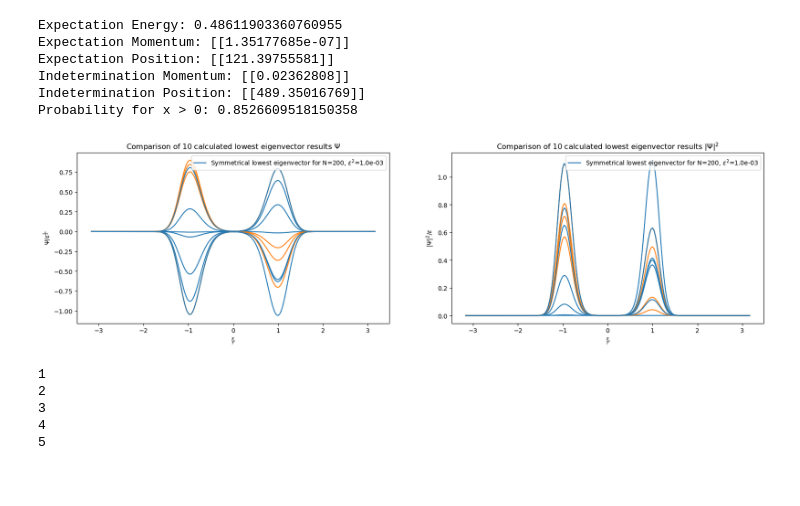
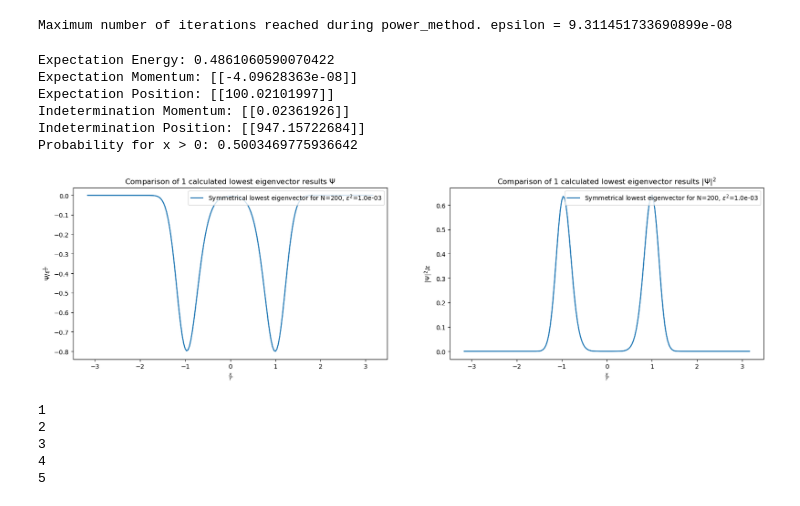
Before and after one commit to Quanta-Dan/comp_phys, a Jupyter notebook: ground_state.ipynb, the cells around one changed output. Drawn from its saved outputs; the diff is of its cells as text; code cells hidden in the pictures.

Commit message:
updated fu lowest eigenstate. symmetric solution

```diff
--- a/ground_state.ipynb
+++ b/ground_state.ipynb
@@ -47,14 +47,16 @@ functions.epsilon_2 = epsilon_2
 
 #calculate lowest eigenvalue and eigenvector
 lowest_EigVector_list = []
-for i in range(0,10):
-    lowest_EigValue, lowest_EigVector = lowest_eigenvalue_vector(hamiltonian_function,  power_method_tolerance = 1.e-4, conjugate_gradient_tolerance = 1.e-10, max_iters_power_method = 20000, max_iters_conjugate_gradient= 10000)
+for i in range(0,1):
+    lowest_EigValue, lowest_EigVector = lowest_eigenvalue_vector(hamiltonian_function,  power_method_tolerance = 1.e-8, conjugate_gradient_tolerance = 1.e-10, max_iters_power_method = 200000, max_iters_conjugate_gradient= 10000)
     lowest_EigVector_list.append(lowest_EigVector)
+# %% [output]
+Maximum number of iterations reached during power_method. epsilon = 9.311451733690899e-08
 # %%
 
 # #write eigenvector to csv
 df_EigVector = pd.DataFrame(lowest_EigVector)
-df_EigVector.to_csv(f'eigenvector_{D, N, epsilon_2, mu}.csv', header=None, index=None, sep = ',')
+df_EigVector.to_csv(f'new_eigenvector_{D, N, epsilon_2, mu}.csv', header=None, index=None, sep = ',')
 
 # Initialize arbitrary plane wave function
 psi = lowest_EigVector
@@ -77,12 +79,12 @@ print("Indetermination Position:", indetermination_position(psi))
 # Printing the probability for x greater than 0 for the given wave function psi
 print("Probability for x > 0:", probability_xg0(psi))
 # %% [output]
-Expectation Energy: 0.48611903360760955
-Expectation Momentum: [[1.35177685e-07]]
-Expectation Position: [[121.39755581]]
-Indetermination Momentum: [[0.02362808]]
-Indetermination Position: [[489.35016769]]
-Probability for x > 0: 0.8526609518150358
+Expectation Energy: 0.4861060590070422
+Expectation Momentum: [[-4.09628363e-08]]
+Expectation Position: [[100.02101997]]
+Indetermination Momentum: [[0.02361926]]
+Indetermination Position: [[947.15722684]]
+Probability for x > 0: 0.5003469775936642
 # %%
 import numpy as np
 import pandas as pd
@@ -90,7 +92,7 @@ import matplotlib.pyplot as plt
 import functions
 from functions import *
 
-csv_file_path = 'eigenvector_(1, 200, 0.001, 20).csv'
+csv_file_path = 'new_eigenvector_(1, 200, 0.001, 20).csv'
 
 # Read the CSV file into a pandas DataFrame
 df = pd.read_csv(csv_file_path,header=None)
@@ -109,34 +111,34 @@ functions.epsilon = np.sqrt(epsilon_2)
 functions.epsilon_2 = epsilon_2
 fig, (ax1, ax2) = plt.subplots(1, 2, figsize=(20, 5))
 legend1 = ax1.get_legend()
 legend2 = ax2.get_legend()
 ax1.set_title(fr'Comparison of {len(lowest_EigVector_list)} calculated lowest eigenvector results $\Psi$')
 ax2.set_title(fr'Comparison of {len(lowest_EigVector_list)} calculated lowest eigenvector results $|\Psi|^{2}$')
 ax1.set_xlabel(r"$\frac{x}{r}$")
 ax2.set_xlabel(r"$\frac{x}{r}$")
 ax1.set_ylabel(r"$\Psi/ \varepsilon^{\frac{1}{2}}$")
 ax2.set_ylabel(r"$|\Psi|^{2}/ \varepsilon$")
 x_axis = np.linspace(-N/2,N/2,N)
 x_axis= x_axis*epsilon
 for lowest_EigVector in lowest_EigVector_list:
     if np.sum(lowest_EigVector[:int(N/2)])<=0 and np.sum(lowest_EigVector[int(N/2):])<=0 or np.sum(lowest_EigVector[:int(N/2)])>=0 and np.sum(lowest_EigVector[int(N/2):])>=0:
         #x_expected = (expectation_position(lowest_EigVector)-N/2)*epsilon
         #x_indetermination = (indetermination_position(lowest_EigVector)-N/2)*epsilon
         ax1.plot(x_axis,lowest_EigVector.real/epsilon**(0.5),color='C0')
         ax2.plot(x_axis,lowest_EigVector.real**2/epsilon,color='C0')
     else:
         ax1.plot(x_axis,lowest_EigVector.real/epsilon**(0.5),color='C1')
         ax2.plot(x_axis,lowest_EigVector.real**2/epsilon,color='C1')
         #plt.axvline(x=x_expected, color='red', linestyle='-', label='Expectation Position')
 ax1.plot(x_axis,lowest_EigVector/epsilon**(0.5), color = 'C0', label = fr'Symmetrical lowest eigenvector for N={N}, $\epsilon^{2}$={epsilon_2:.1e}')
 ax2.plot(x_axis,lowest_EigVector.real**2/epsilon, color = 'C0',  label = fr'Symmetrical lowest eigenvector for N={N}, $\epsilon^{2}$={epsilon_2:.1e}')
 # ax2.plot(x_axis,lowest_EigVector.real**2/epsilon, color='k',label = fr'Lowest eigenvector for N={N}, $\epsilon^{2}$={epsilon_2:.1e}')
 # ax2.plot(x_axis,lowest_EigVector.real**2/epsilon, color='k',label = fr'Lowest eigenvector for N={N}, $\epsilon^{2}$={epsilon_2:.1e}')
 ax1.legend(loc='upper right')
 ax2.legend(loc='upper right')
 plt.show()
 # %% [output]
-[figure, old version]
+[figure, new version]
 # %%
 #extrapolate L->inf
 import functions
```
Also changed, not shown: 2 other files.
